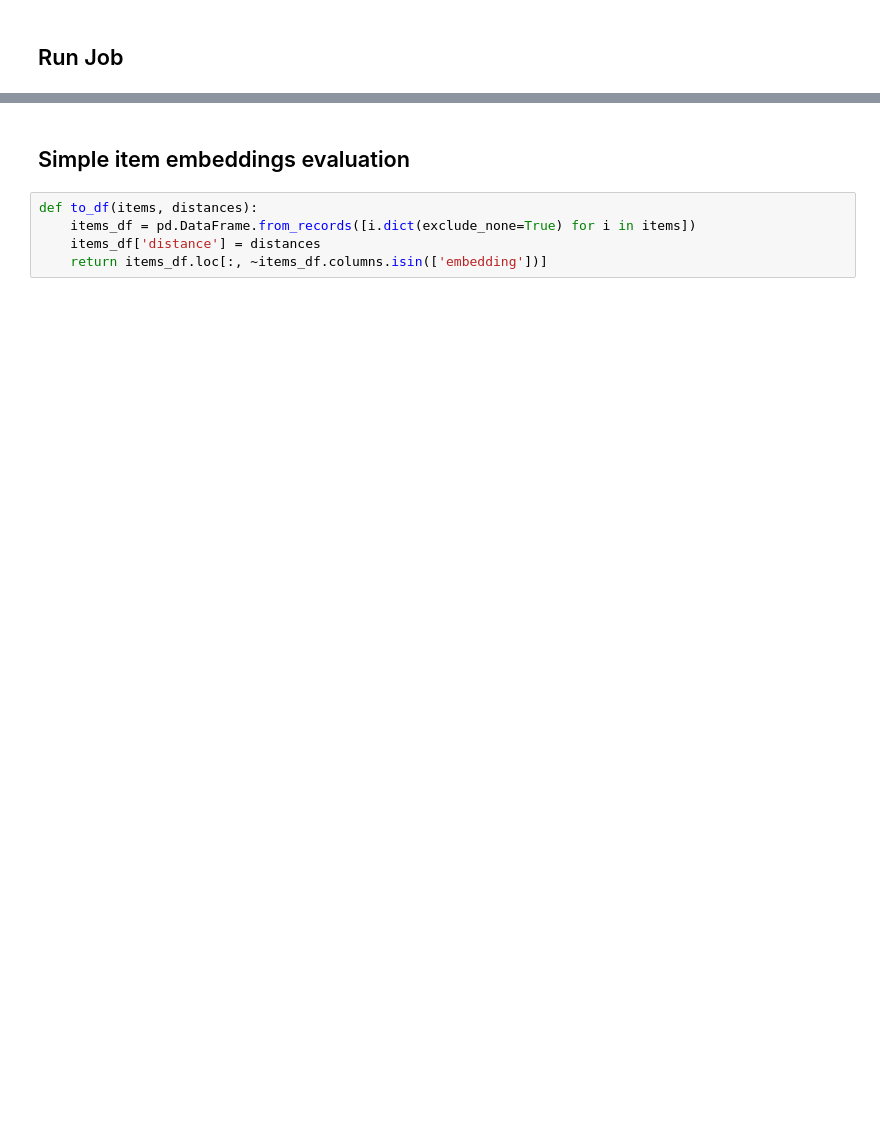
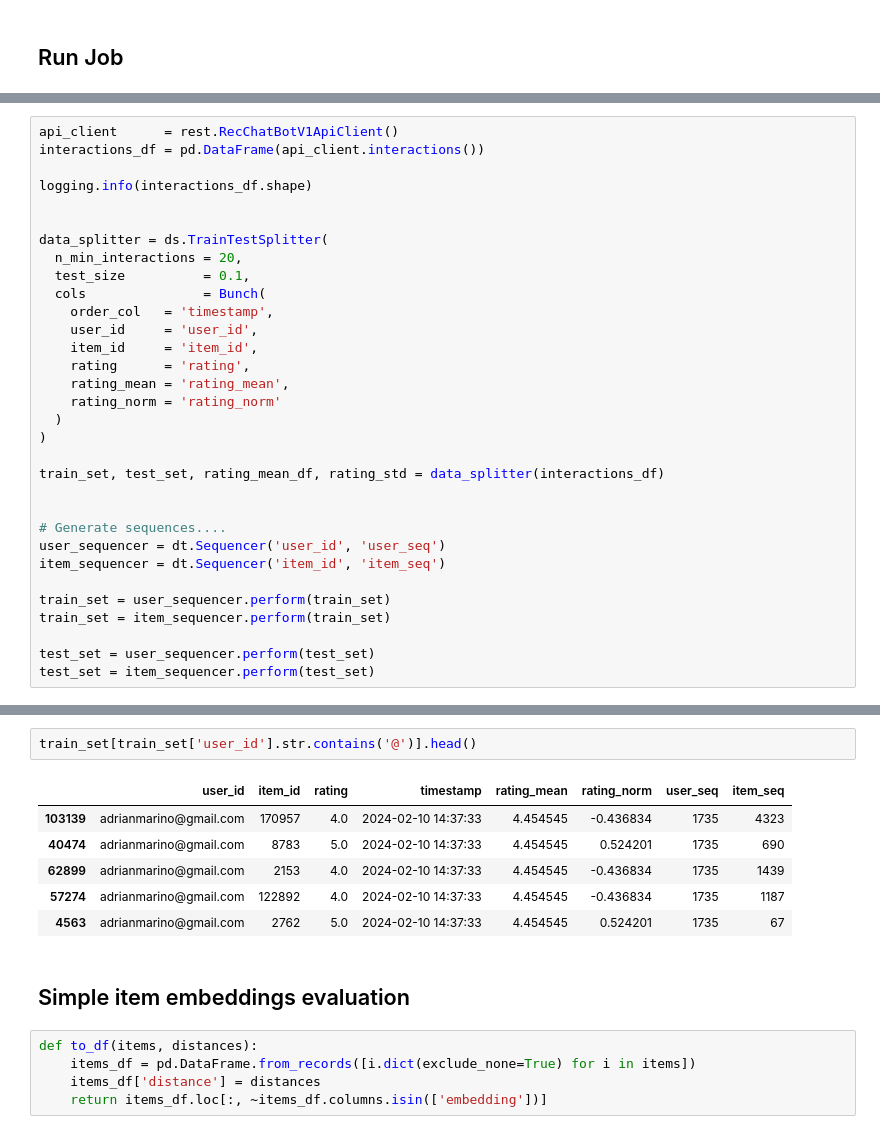
Before and after one commit to adrianmarino/thesis-paper, a Jupyter notebook: notebooks/chat-bot/2_embedding-db-updater.ipynb, the cells around one changed output, grey strips where cells are left out. Cells and saved outputs as stored; diff of their text form; blank space fills up the shorter version.

```diff
--- a/notebooks/chat-bot/2_embedding-db-updater.ipynb
+++ b/notebooks/chat-bot/2_embedding-db-updater.ipynb
@@ -87,0 +95,32 @@ Ordered by mAP@5(4,5):
+# %%
+api_client      = rest.RecChatBotV1ApiClient()
+interactions_df = pd.DataFrame(api_client.interactions())
+
+logging.info(interactions_df.shape)
+
+
+data_splitter = ds.TrainTestSplitter(
+  n_min_interactions = 20,
+  test_size          = 0.1,
+  cols               = Bunch(
+    order_col   = 'timestamp',
+    user_id     = 'user_id',
+    item_id     = 'item_id',
+    rating      = 'rating',
+    rating_mean = 'rating_mean',
+    rating_norm = 'rating_norm'
+  )
+)
+
+train_set, test_set, rating_mean_df, rating_std = data_splitter(interactions_df)
+
+
+# Generate sequences....
+user_sequencer = dt.Sequencer('user_id', 'user_seq')
+item_sequencer = dt.Sequencer('item_id', 'item_seq')
+
+train_set = user_sequencer.perform(train_set)
+train_set = item_sequencer.perform(train_set)
+
+test_set = user_sequencer.perform(test_set)
+test_set = item_sequencer.perform(test_set)
@@ -88,3 +196,12 @@ Ordered by mAP@5(4,5):
+# %%
+train_set[train_set['user_id'].str.contains('@')].head()
+# %% [output]
+|  | user_id | item_id | rating | timestamp | rating_mean | rating_norm | user_seq | item_seq |
+| 103139 | adrianmarino@gmail.com | 170957 | 4.0 | 2024-02-10 14:37:33 | 4.454545 | -0.436834 | 1735 | 4323 |
+| 40474 | adrianmarino@gmail.com | 8783 | 5.0 | 2024-02-10 14:37:33 | 4.454545 | 0.524201 | 1735 | 690 |
+| 62899 | adrianmarino@gmail.com | 2153 | 4.0 | 2024-02-10 14:37:33 | 4.454545 | -0.436834 | 1735 | 1439 |
+| 57274 | adrianmarino@gmail.com | 122892 | 4.0 | 2024-02-10 14:37:33 | 4.454545 | -0.436834 | 1735 | 1187 |
+| 4563 | adrianmarino@gmail.com | 2762 | 5.0 | 2024-02-10 14:37:33 | 4.454545 | 0.524201 | 1735 | 67 |
 # %% [markdown]
 ## Simple item embeddings evaluation
 # %%
```
Also changed, not shown: parts of 13 cells of this notebook, 46 other files.
